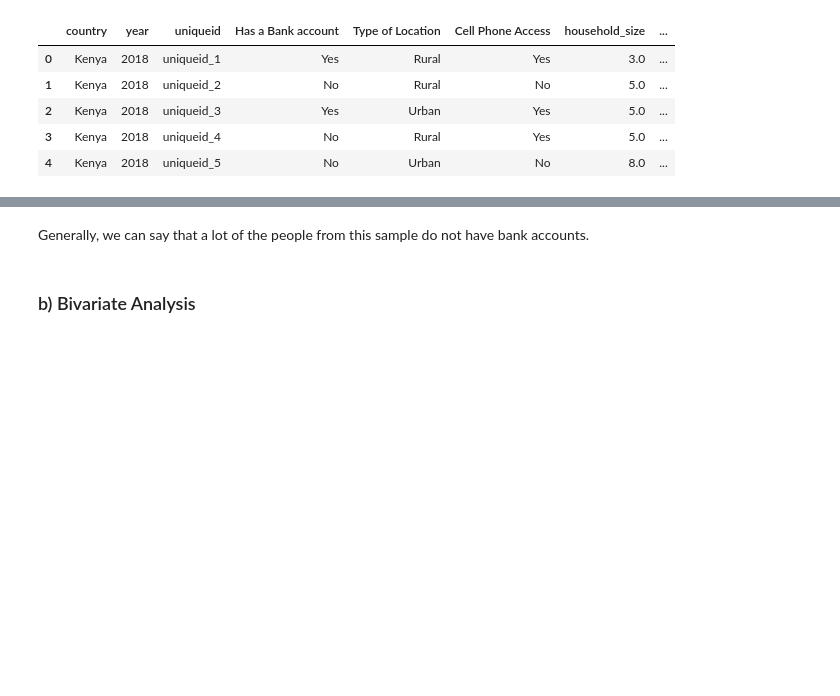
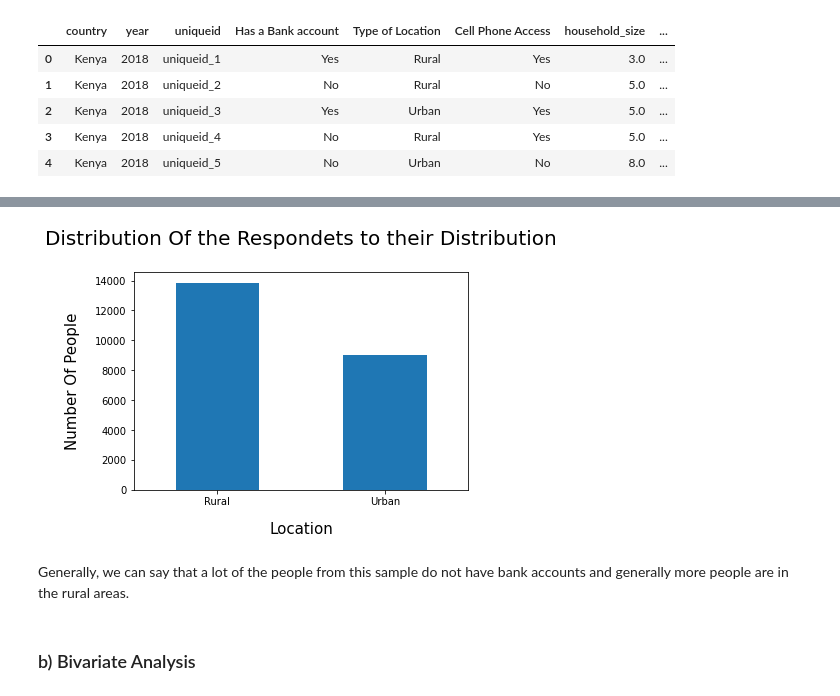
Before and after one commit to mburu-mwangi/Core-Wk2-IP, a Jupyter notebook: Moringa_Data_Science_Core_W2_Independent_Project_2021_09_Alfonce_Mwangi_Python_Notebook.ipynb, the cells around one changed output, grey strips where cells are left out. Saved outputs shown, nothing was run; the diff lists cells and outputs as text; code cells hidden in the pictures; blank space fills up the shorter version.

```diff
--- a/Moringa_Data_Science_Core_W2_Independent_Project_2021_09_Alfonce_Mwangi_Python_Notebook.ipynb
+++ b/Moringa_Data_Science_Core_W2_Independent_Project_2021_09_Alfonce_Mwangi_Python_Notebook.ipynb
@@ -265,4 +265,14 @@ plt.show()
+# %%
+# Bar plot showing the general location of the respondents in the sample
+FinancialData_Df2['Type of Location'].value_counts().plot.bar()
+plt.xlabel('Location',fontsize=15,labelpad=15)
+plt.ylabel('Number Of People',fontsize=15,labelpad=15)
+plt.xticks(rotation = 0)
+plt.title('Distribution Of the Respondets to their Distribution', fontsize=20, y=1.1)
+plt.show()
+# %% [output]
+[figure, added]
 # %% [markdown]
-Generally, we can say that a lot of the people from this sample do not have bank accounts.
+Generally, we can say that a lot of the people from this sample do not have bank accounts and generally more people are in the rural areas.
 # %% [markdown]
 ### b) Bivariate Analysis
```
Also changed, not shown: parts of 2 cells of this notebook.
